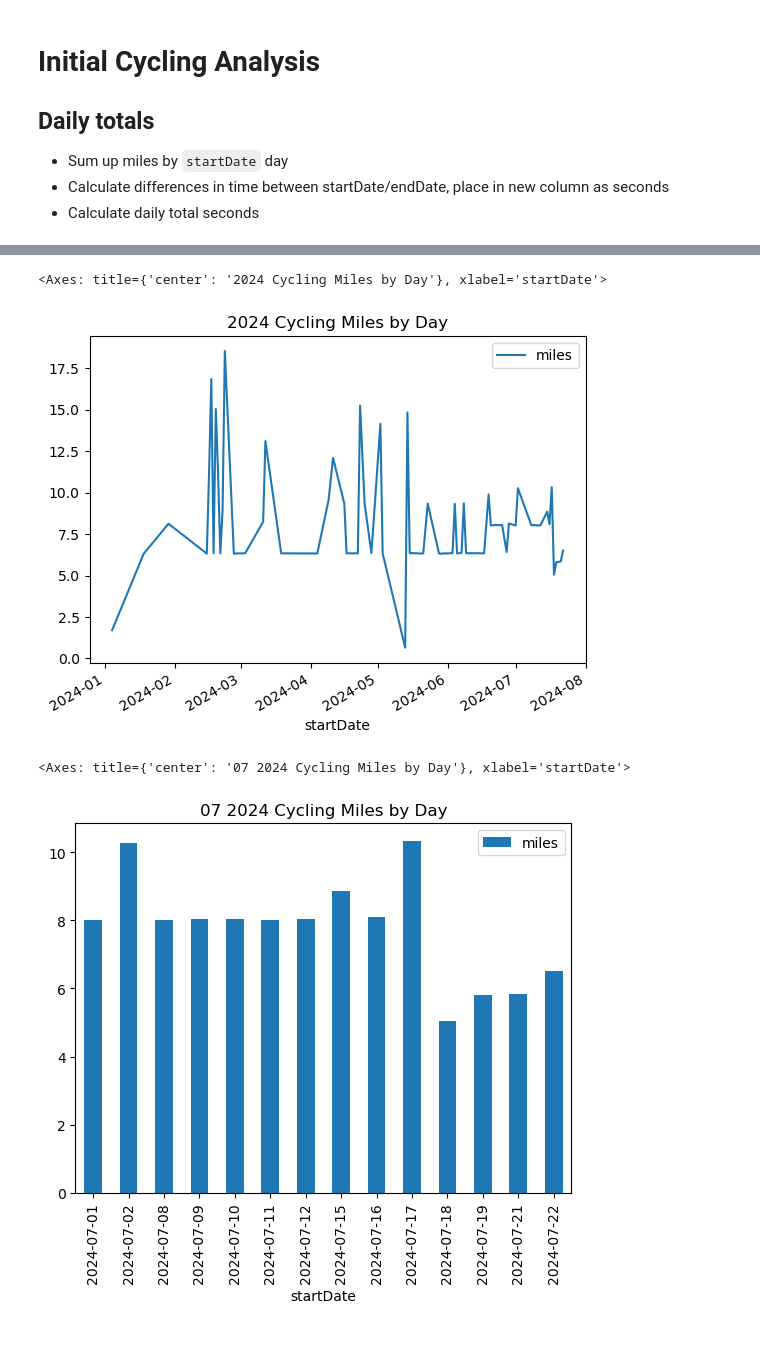
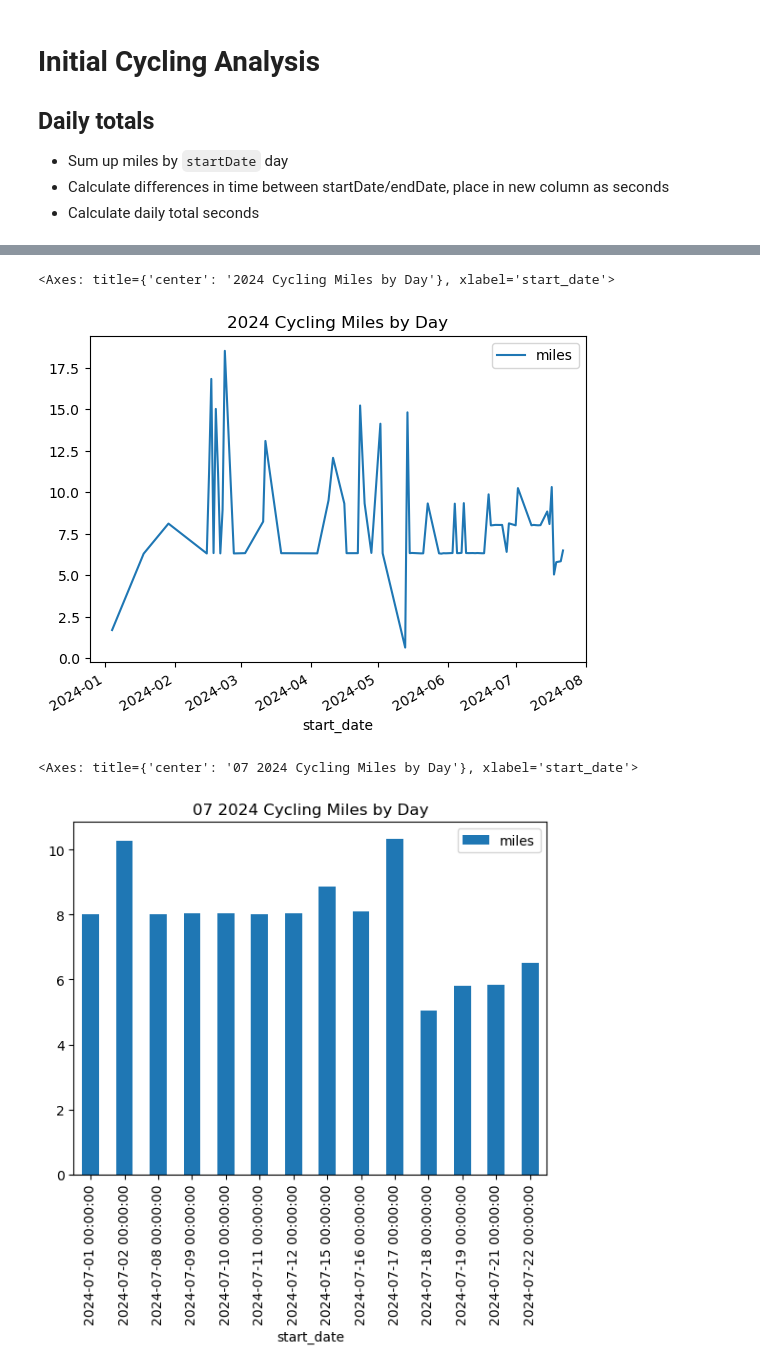
Before and after one commit to bkdevart/health_data, a Jupyter notebook: cycling_analysis.ipynb, the cells around one changed output, grey strips where cells are left out. Cells and saved outputs as stored; diff of their text form; code cells hidden in the pictures; blank space fills up the shorter version.

Commit message:
code refactoring on jupyter files, airflow dag file and sql created for loading data into postgres db

```diff
--- a/cycling_analysis.ipynb
+++ b/cycling_analysis.ipynb
@@ -10,6 +10,6 @@ import pandas as pd
 - Calculate differences in time between startDate/endDate, place in new column as seconds
 - Calculate daily total seconds
 # %%
-df = pd.read_csv('cleaned_data/daily_cycling.csv', parse_dates=['startDate'])
+df = pd.read_csv('cleaned_data/daily_cycling.csv', parse_dates=['start_date'])
 df.head()
 # %% [output]
@@ -48,18 +48,18 @@ df.tail()
 | 288 | 2024-07-21 | 5.849699 | 6583.0 | 3.198985 |
 | 289 | 2024-07-22 | 6.501104 | 2140.0 | 10.936437 |
 # %%
-df_date_2024 = df[df['startDate'].dt.date >= dt.date(2024, 1, 1)]
-df_date_2024.plot(x='startDate', y='miles',
+df_date_2024 = df[df['start_date'].dt.date >= dt.date(2024, 1, 1)]
+df_date_2024.plot(x='start_date', y='miles',
                   title='2024 Cycling Miles by Day')
 # %% [output]
-<Axes: title={'center': '2024 Cycling Miles by Day'}, xlabel='startDate'>
+<Axes: title={'center': '2024 Cycling Miles by Day'}, xlabel='start_date'>
-[figure, old version]
+[figure, new version]
 # %%
-df_date_2024_07 = df[df['startDate'] >= dt.date(2024, 7, 1)]
-df_date_2024_07.plot(x='startDate',
+df_date_2024_07 = df[df['start_date'] >= dt.datetime(2024, 7, 1)]
+df_date_2024_07.plot(x='start_date',
                      y='miles',
                      title='07 2024 Cycling Miles by Day',
                      kind='bar')
 # %% [output]
-<Axes: title={'center': '07 2024 Cycling Miles by Day'}, xlabel='startDate'>
+<Axes: title={'center': '07 2024 Cycling Miles by Day'}, xlabel='start_date'>
-[figure, old version]
+[figure, new version]
```
Also changed, not shown: parts of 4 cells of this notebook, 4 other files.
